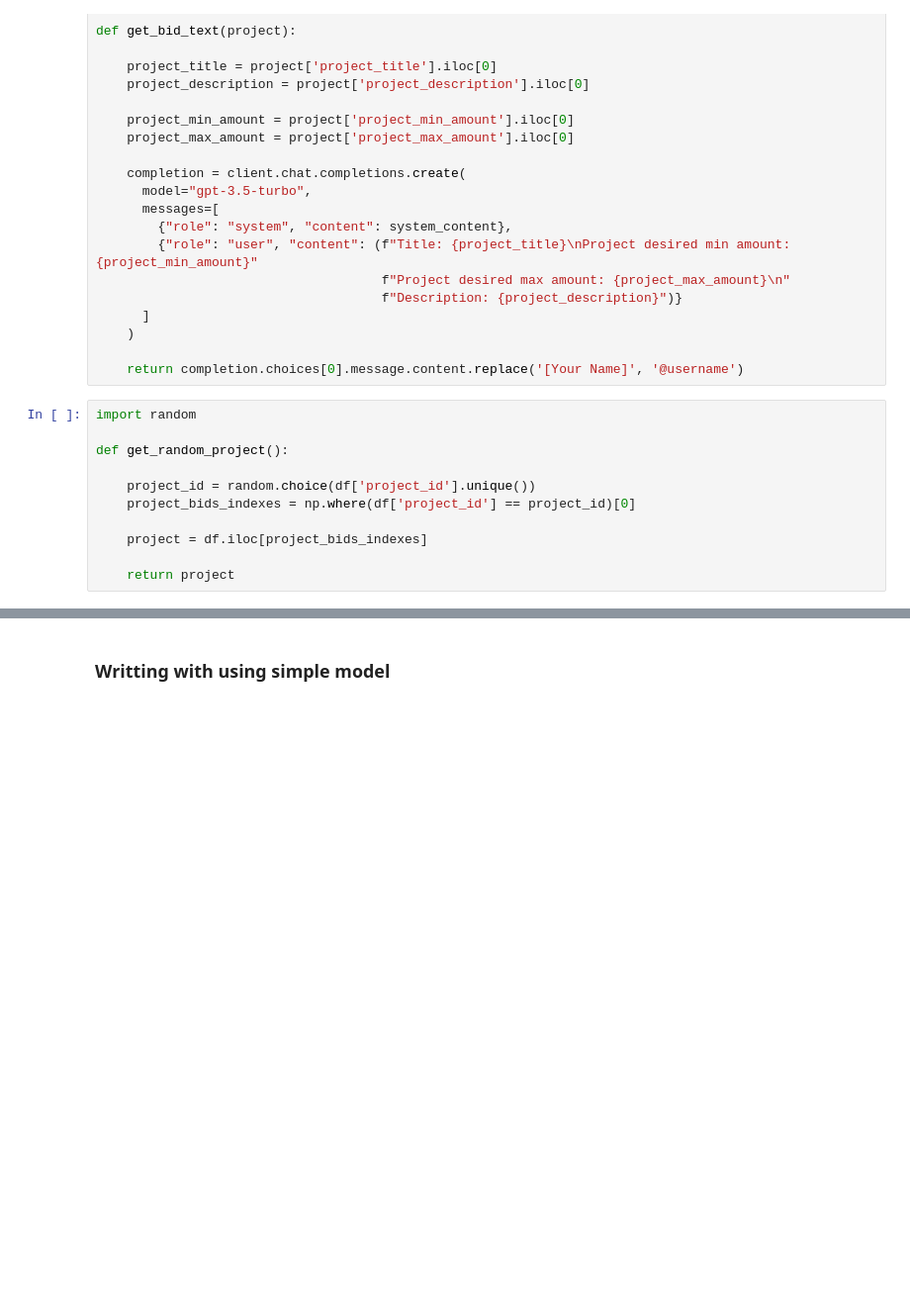
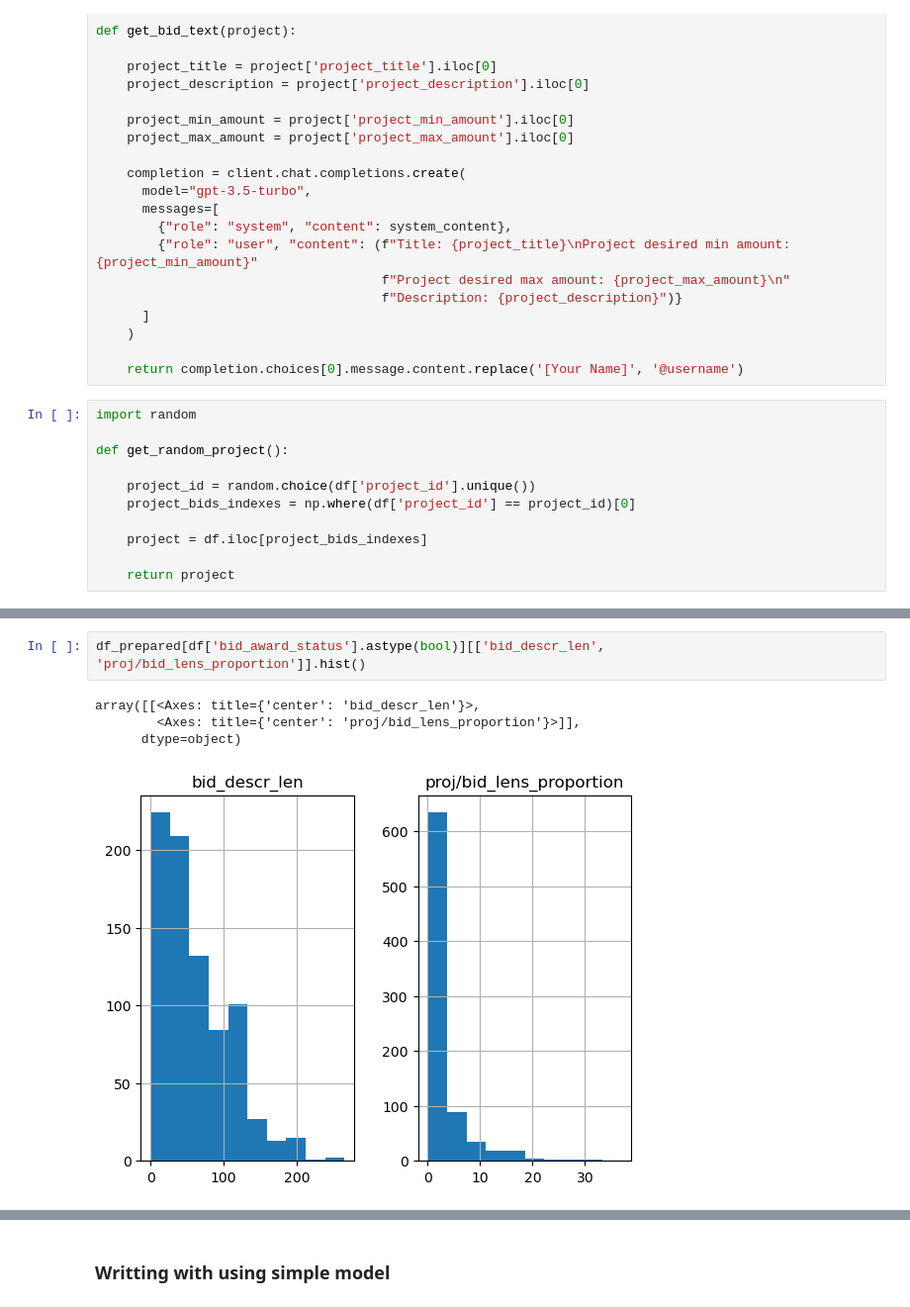
Before and after one commit to hanzo-hasashi-x/proposals-analyze, a Jupyter notebook: bids_generation.ipynb, the cells around one changed output, grey strips where cells are left out. Shown: that part at 99% size. Cells and saved outputs as stored; diff of their text form; blank space fills up the shorter version.

```diff
--- a/bids_generation.ipynb
+++ b/bids_generation.ipynb
@@ -107,0 +232,7 @@ def get_random_project():
+# %%
+df_prepared[df['bid_award_status'].astype(bool)][['bid_descr_len', 'proj/bid_lens_proportion']].hist()
+# %% [output]
+array([[<Axes: title={'center': 'bid_descr_len'}>,
+        <Axes: title={'center': 'proj/bid_lens_proportion'}>]],
+      dtype=object)
+[figure, added]
```
Also changed, not shown: parts of 24 cells of this notebook, 3 other files.
